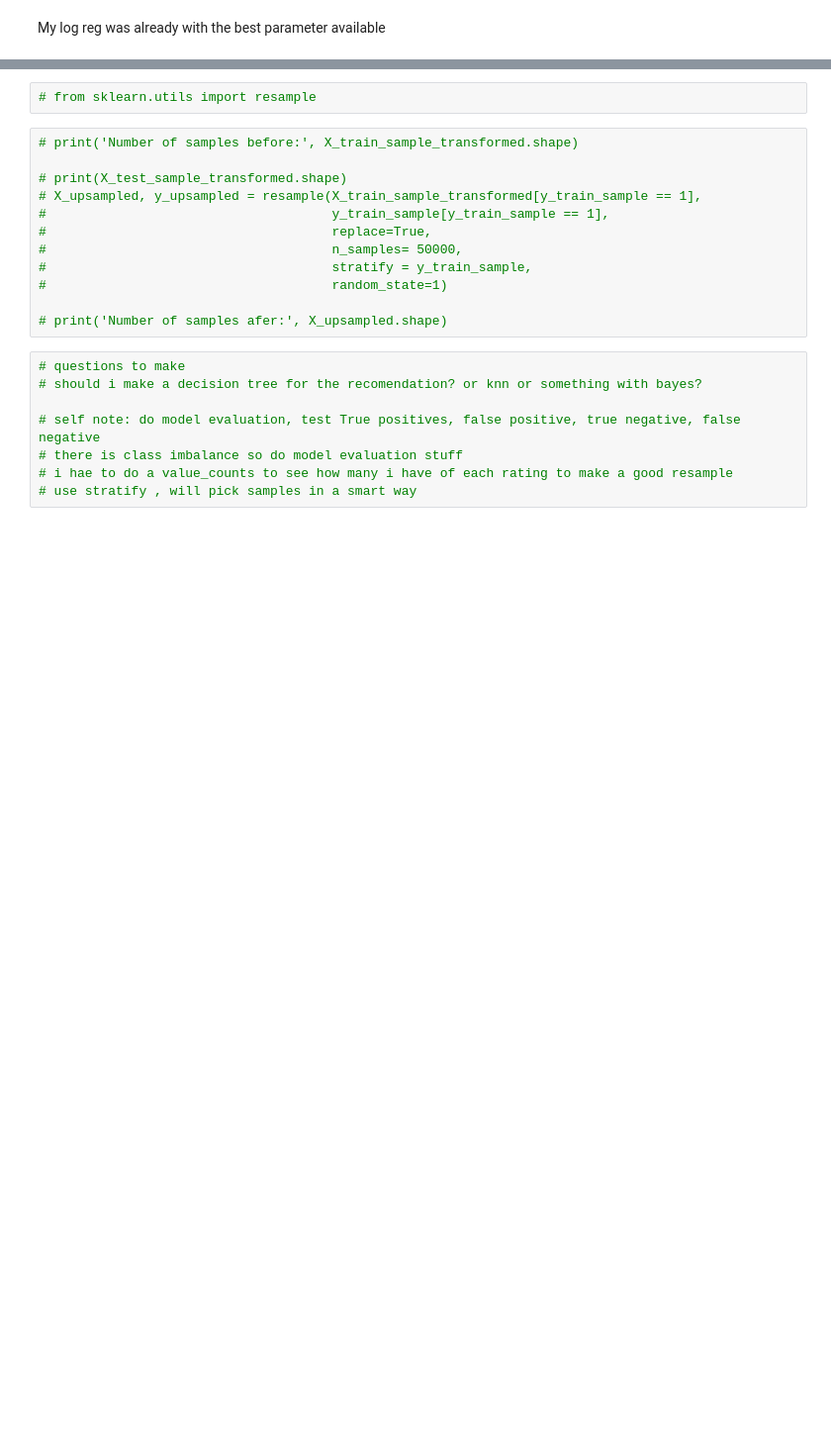
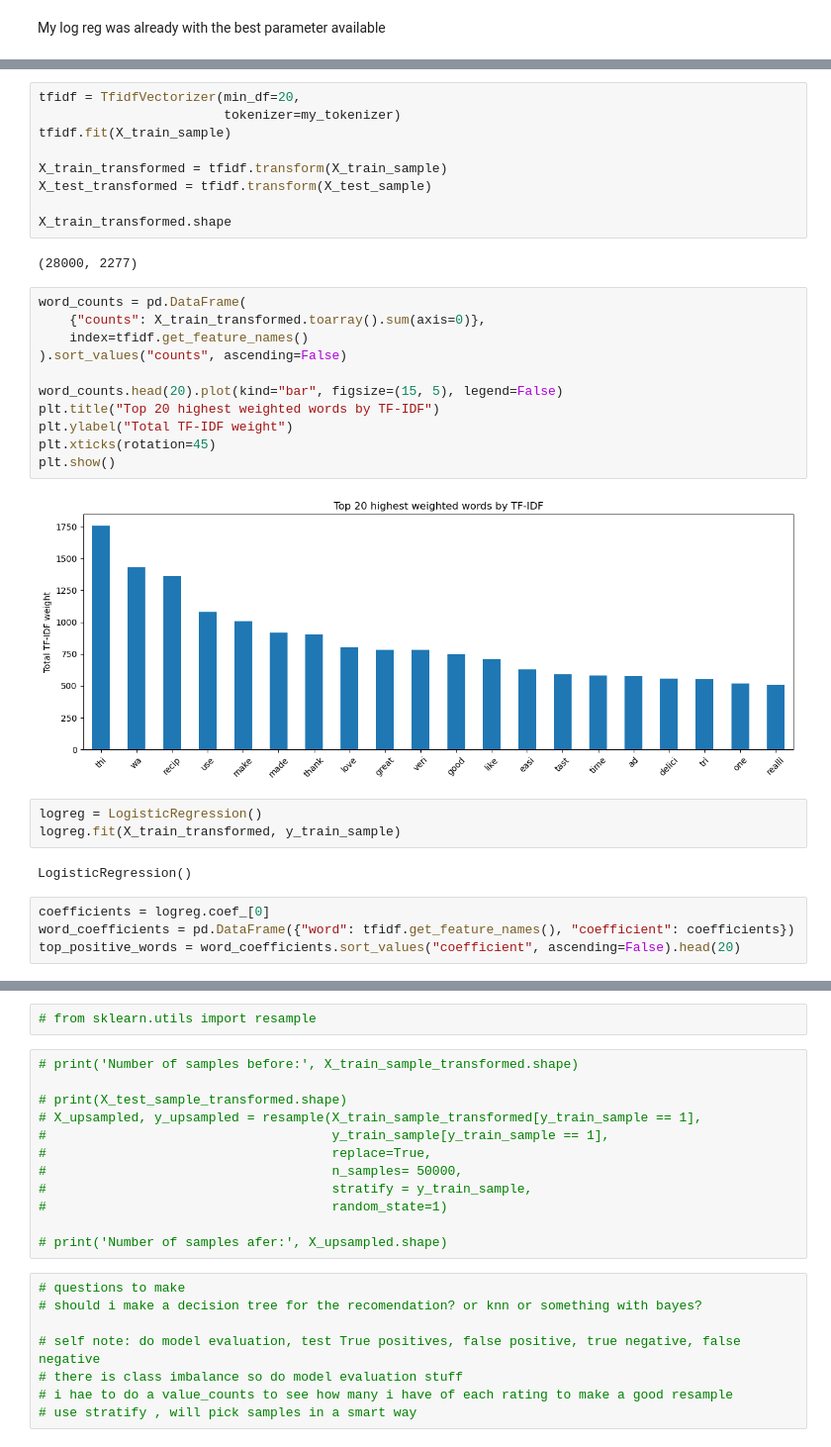
Before and after one commit to AJ-Gagliardo/recipe_recommendation, a Jupyter notebook: foodcom_sentiment_analysis.ipynb, the cells around one changed output, grey strips where cells are left out. Shown: that part at 99% size. Drawn from its saved outputs; the diff is of its cells as text; blank space fills up the shorter version.

Commit message:
did added a new tfidfvectorizer and fitted to log reg and worked better

```diff
--- a/foodcom_sentiment_analysis.ipynb
+++ b/foodcom_sentiment_analysis.ipynb
@@ -737,0 +749,33 @@ My log reg was already with the best parameter available
+# %%
+tfidf = TfidfVectorizer(min_df=20,
+                        tokenizer=my_tokenizer)
+tfidf.fit(X_train_sample)
+
+X_train_transformed = tfidf.transform(X_train_sample)
+X_test_transformed = tfidf.transform(X_test_sample)
+
+X_train_transformed.shape
+# %% [output]
+(28000, 2277)
+# %%
+word_counts = pd.DataFrame(
+    {"counts": X_train_transformed.toarray().sum(axis=0)},
+    index=tfidf.get_feature_names()
+).sort_values("counts", ascending=False)
+
+word_counts.head(20).plot(kind="bar", figsize=(15, 5), legend=False)
+plt.title("Top 20 highest weighted words by TF-IDF")
+plt.ylabel("Total TF-IDF weight")
+plt.xticks(rotation=45)
+plt.show()
+# %% [output]
+[figure, added]
+# %%
+logreg = LogisticRegression()
+logreg.fit(X_train_transformed, y_train_sample)
+# %% [output]
+LogisticRegression()
+# %%
+coefficients = logreg.coef_[0]
+word_coefficients = pd.DataFrame({"word": tfidf.get_feature_names(), "coefficient": coefficients})
+top_positive_words = word_coefficients.sort_values("coefficient", ascending=False).head(20)
```
Also changed, not shown: parts of 26 cells of this notebook.
